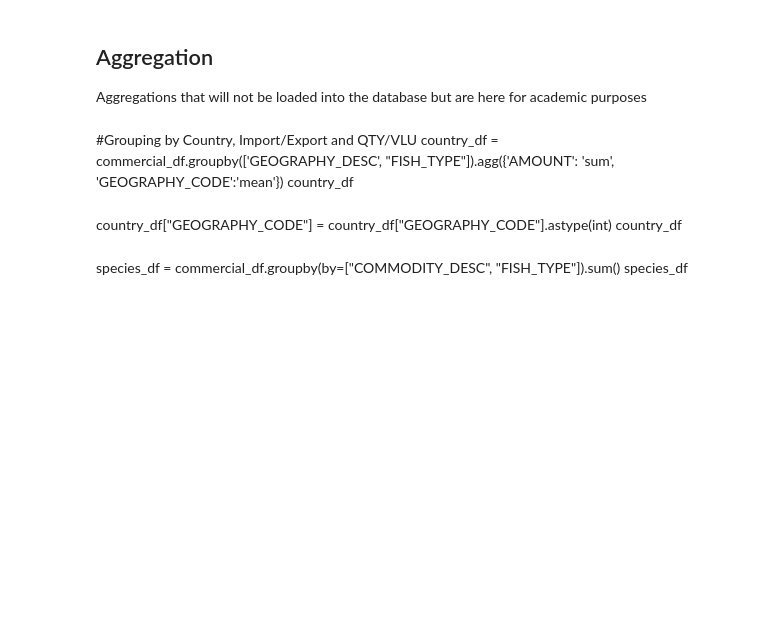
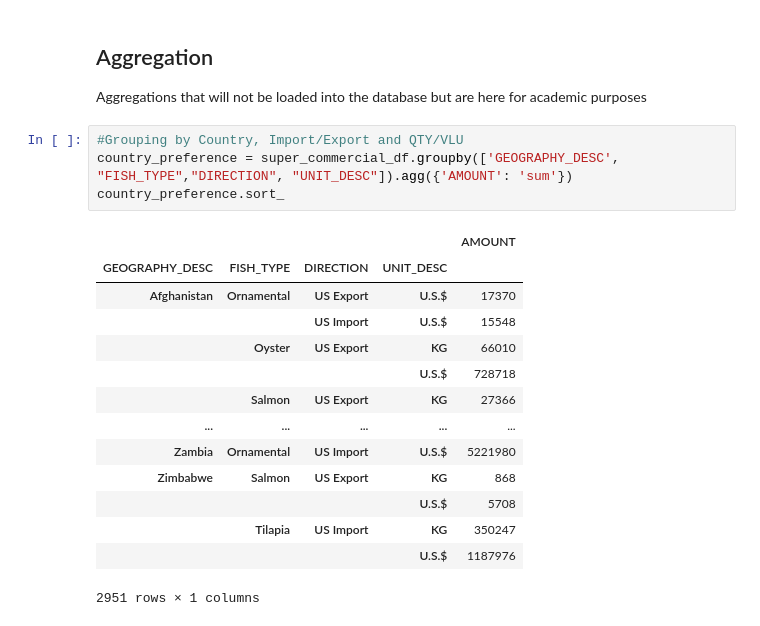
Before and after one commit to GT-Project1-A1/ETL-Group3, a Jupyter notebook: main.ipynb, the cells around one changed output. Cells and saved outputs as stored; diff of their text form; blank space fills up the shorter version.

```diff
--- a/main.ipynb
+++ b/main.ipynb
@@ -393,13 +393,22 @@ temp_df_final.to_csv(TABLE_temp, index=False)
 # %% [markdown]
 ## Aggregation
 Aggregations that will not be loaded into the database but are here for academic purposes
-# %% [markdown]
-#Grouping by Country, Import/Export and QTY/VLU
-country_df = commercial_df.groupby(['GEOGRAPHY_DESC', "FISH_TYPE"]).agg({'AMOUNT': 'sum', 'GEOGRAPHY_CODE':'mean'})
-country_df
-# %% [markdown]
-country_df["GEOGRAPHY_CODE"] = country_df["GEOGRAPHY_CODE"].astype(int)
-country_df
-# %% [markdown]
-species_df = commercial_df.groupby(by=["COMMODITY_DESC", "FISH_TYPE"]).sum()
-species_df
+# %%
+#Grouping by Country, Import/Export and QTY/VLU
+country_preference = super_commercial_df.groupby(['GEOGRAPHY_DESC', "FISH_TYPE","DIRECTION", "UNIT_DESC"]).agg({'AMOUNT': 'sum'})
+country_preference.sort_
+# %% [output]
+|  |  |  |  | AMOUNT |
+| GEOGRAPHY_DESC | FISH_TYPE | DIRECTION | UNIT_DESC |  |
+| Afghanistan | Ornamental | US Export | U.S.$ | 17370 |
+|  |  | US Import | U.S.$ | 15548 |
+|  | Oyster | US Export | KG | 66010 |
+|  |  |  | U.S.$ | 728718 |
+|  | Salmon | US Export | KG | 27366 |
+| ... | ... | ... | ... | ... |
+| Zambia | Ornamental | US Import | U.S.$ | 5221980 |
+| Zimbabwe | Salmon | US Export | KG | 868 |
+|  |  |  | U.S.$ | 5708 |
+|  | Tilapia | US Import | KG | 350247 |
+|  |  |  | U.S.$ | 1187976 |
+2951 rows × 1 columns
```
Also changed, not shown: parts of 1 cell of this notebook.
